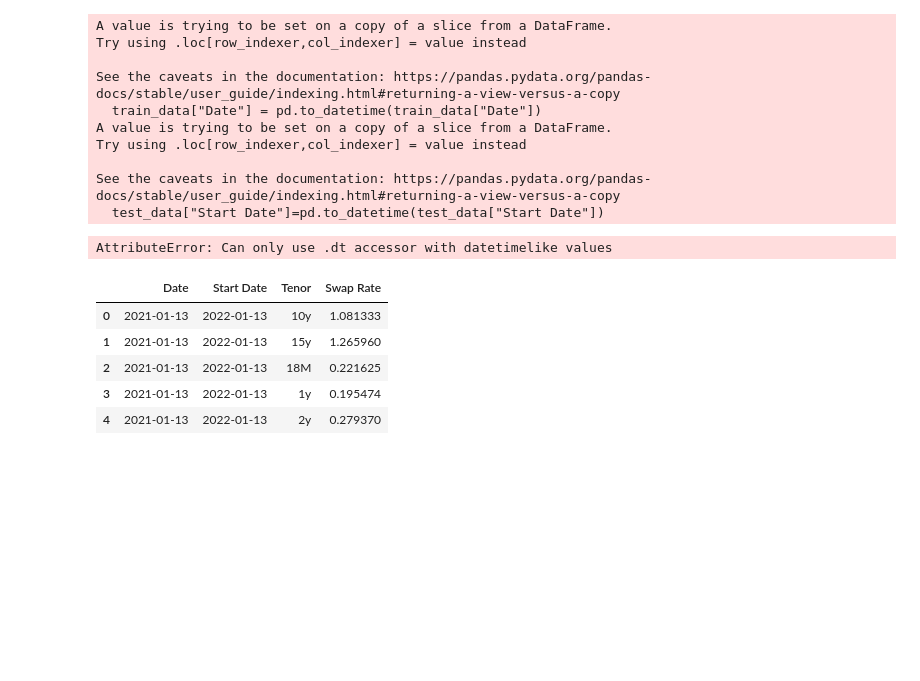
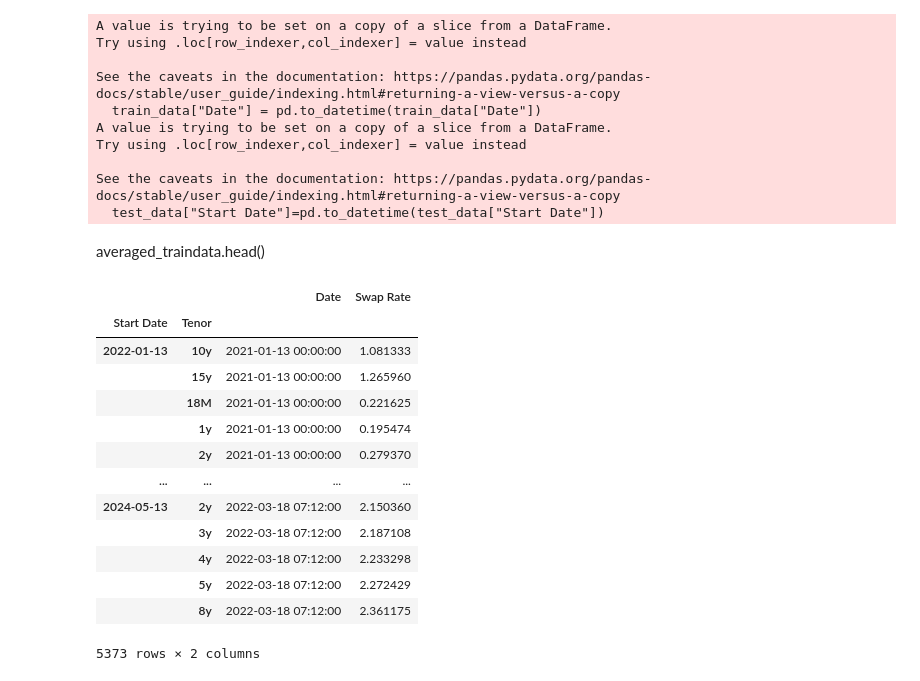
Before and after one commit to Owenliu50377/UBS-Contest, a Jupyter notebook: codes/rates_avg.ipynb, the cells around one changed output. Saved outputs shown, nothing was run; the diff lists cells and outputs as text; code cells hidden in the pictures; blank space fills up the shorter version.

```diff
--- a/codes/rates_avg.ipynb
+++ b/codes/rates_avg.ipynb
@@ -2,7 +2,7 @@
 import pandas as pd
 from datetime import datetime
 # %%
-swap_rates = pd.read_csv("./UBS/market-data-swap-rates.csv")
+swap_rates = pd.read_csv("./market-data-swap-rates.csv")
 swap_rates.head(50)
 # %% [output]
 |  | Date | Start Date | Tenor | Swap Rate |
@@ -85,8 +55,3 @@ Try using .loc[row_indexer,col_indexer] = value instead
 
 See the caveats in the documentation: https://pandas.pydata.org/pandas-docs/stable/user_guide/indexing.html#returning-a-view-versus-a-copy
   test_data["Start Date"]=pd.to_datetime(test_data["Start Date"])
-# %%
-train_data['datediff'] = (train_data['Start Date'] - test_data['Date']).dt.days
-test_data['datediff'] = (test_data['Start Date'] - test_data['Date']).dt.days
-# %% [output]
-AttributeError: Can only use .dt accessor with datetimelike values
@@ -96,9 +58,21 @@ averaged_testdata = test_data.groupby(['Date', 'Start Date', 'Tenor'])['Swap Rat
-# %%
-averaged_traindata.head()
-# %% [output]
-|  | Date | Start Date | Tenor | Swap Rate |
-| 0 | 2021-01-13 | 2022-01-13 | 10y | 1.081333 |
-| 1 | 2021-01-13 | 2022-01-13 | 15y | 1.265960 |
-| 2 | 2021-01-13 | 2022-01-13 | 18M | 0.221625 |
-| 3 | 2021-01-13 | 2022-01-13 | 1y | 0.195474 |
-| 4 | 2021-01-13 | 2022-01-13 | 2y | 0.279370 |
+# %% [markdown]
+averaged_traindata.head()
+# %%
+train_grouped = train_data.groupby(['Start Date', 'Tenor'])
+average_rate_train = grouped.mean()
+average_rate_train
+# %% [output]
+|  |  | Date | Swap Rate |
+| Start Date | Tenor |  |  |
+| 2022-01-13 | 10y | 2021-01-13 00:00:00 | 1.081333 |
+|  | 15y | 2021-01-13 00:00:00 | 1.265960 |
+|  | 18M | 2021-01-13 00:00:00 | 0.221625 |
+|  | 1y | 2021-01-13 00:00:00 | 0.195474 |
+|  | 2y | 2021-01-13 00:00:00 | 0.279370 |
+| ... | ... | ... | ... |
+| 2024-05-13 | 2y | 2022-03-18 07:12:00 | 2.150360 |
+|  | 3y | 2022-03-18 07:12:00 | 2.187108 |
+|  | 4y | 2022-03-18 07:12:00 | 2.233298 |
+|  | 5y | 2022-03-18 07:12:00 | 2.272429 |
+|  | 8y | 2022-03-18 07:12:00 | 2.361175 |
+5373 rows × 2 columns
```
Also changed, not shown: parts of 7 cells of this notebook.
